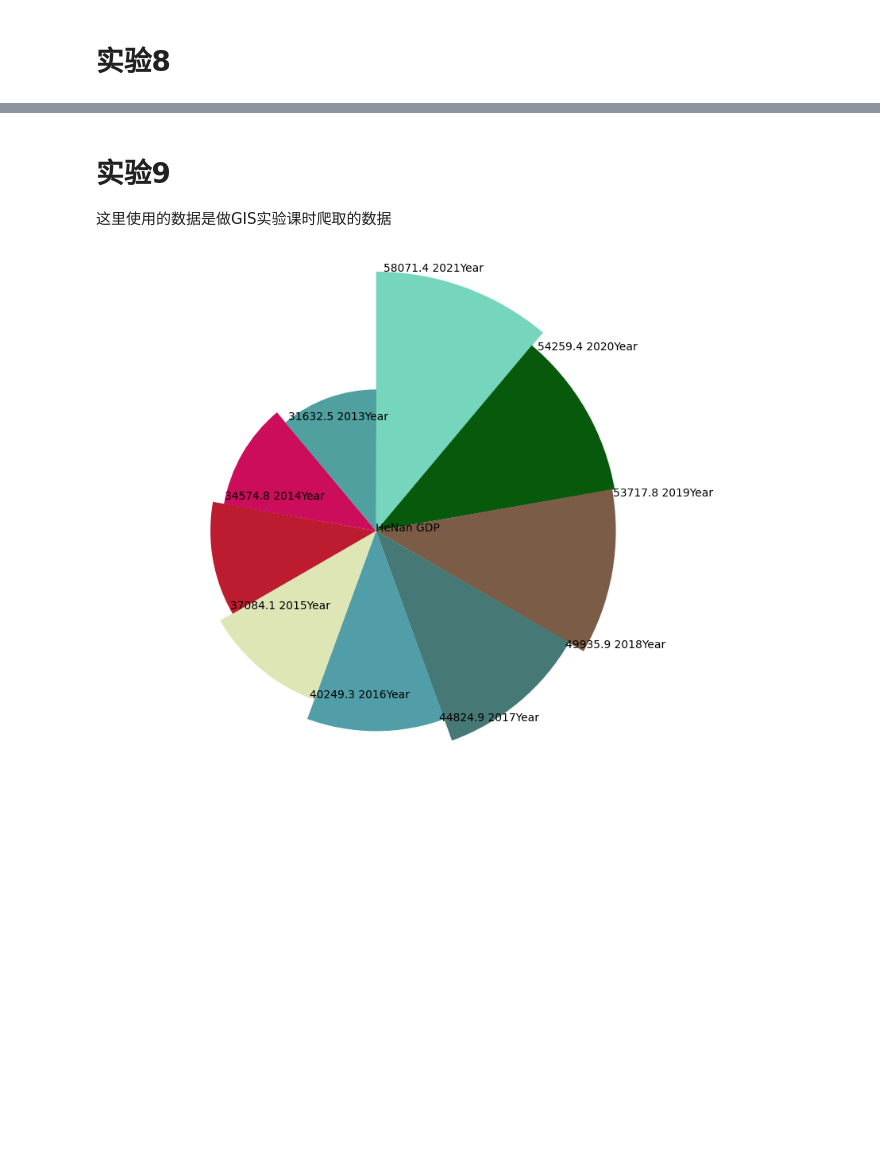
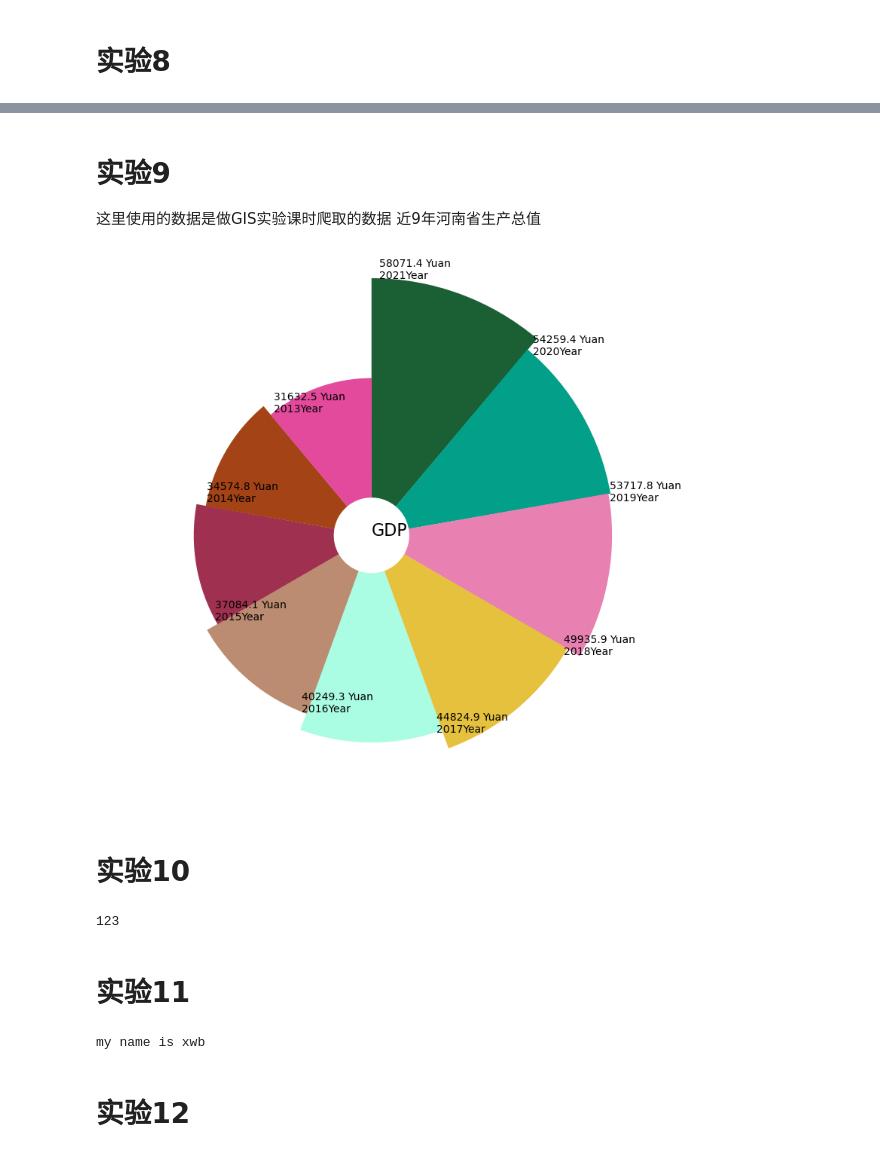
Before and after one commit to xwwwb/python_visual, a Jupyter notebook: ExperimentFive/main.ipynb, the cells around one changed output, grey strips where cells are left out. Drawn from its saved outputs; the diff is of its cells as text; code cells hidden in the pictures; blank space fills up the shorter version.

```diff
--- a/ExperimentFive/main.ipynb
+++ b/ExperimentFive/main.ipynb
@@ -236,34 +230,56 @@ print("该选手的最终得分为：{:.2f}".format(average_score))
 # %% [markdown]
 # 实验9
 这里使用的数据是做GIS实验课时爬取的数据
+近9年河南省生产总值
 # %%
 import numpy as np
 import matplotlib.pyplot as plt
 
 fig = plt.figure(figsize=(8, 8))
 ax = plt.subplot(111, projection='polar')
 # 顺时针
 ax.set_theta_direction(-1)
 # 设置0度
 ax.set_theta_zero_location('N')
 
 data = [58071.4, 54259.4, 53717.8, 49935.9, 44824.9, 40249.3, 37084.1, 34574.8, 31632.5]
 
 theta = np.linspace(0, np.pi * 2, len(data), endpoint=False)
 
-ax.bar(theta, data, width=0.7, color=np.random.random((len(data), 3))
-       , align='edge', bottom=100)
-ax.text(np.pi * 3 / 2 - 0.2, 90,
-        'HeNan GDP', fontsize=10)
+ax.bar(theta, data, width=0.7, align='edge', color=np.random.random((len(data), 3)), bottom=10000)
+ax.text(np.pi * 3 / 2 - 0.2, 90, 'GDP', fontsize=16)
 
 title = [2021, 2020, 2019, 2018, 2017, 2016, 2015, 2014, 2013]
 title_count = 0
 for angle, height in zip(theta, data):
-    ax.text(angle + 0.03, height + 105, str(height) + ' ' + str(title[title_count]) + 'Year', fontsize=10)
+    ax.text(angle + 0.03, height + 10000, str(height) + ' Yuan\n' + str(title[title_count]) + 'Year', fontsize=10)
     title_count += 1
 
 plt.axis('off')
 plt.tight_layout()
 plt.show()
 # %% [output]
-[figure, old version]
+[figure, new version]
+# %% [markdown]
+# 实验10
+# %%
+text = input("输入一个字符串")
+result = []
+for i in text:
+    if i not in result:
+        result.append(i)
+result = ''.join(result)
+print(result)
+# %% [output]
+123
+# %% [markdown]
+# 实验11
+# %%
+text = input("输入一个包含空格的字符串")
+result = text.split()  # 默认以空格分割
+result = ' '.join(result)
+print(result)
+# %% [output]
+my name is xwb
+# %% [markdown]
+# 实验12
```
Also changed, not shown: parts of 5 cells of this notebook.
